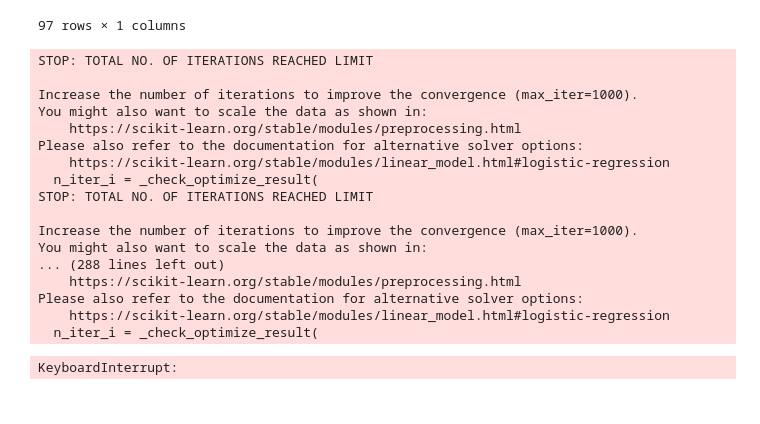
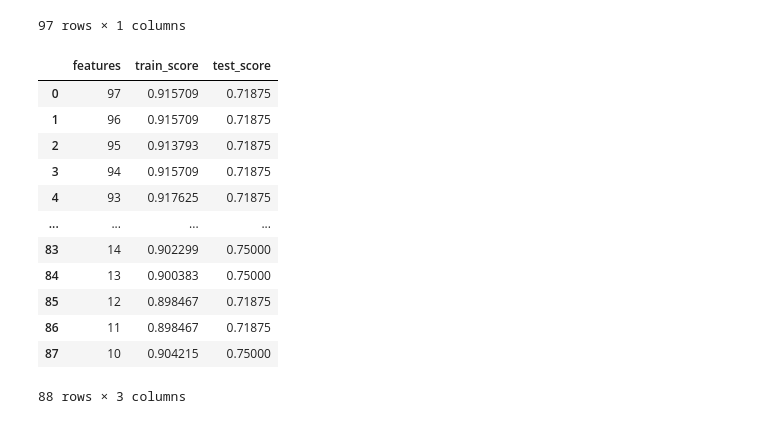
Before and after one commit to ricd99/nhl-test-2, a Jupyter notebook: real_final_model.ipynb, the cells around one changed output. Cells and saved outputs as stored; diff of their text form; code cells hidden in the pictures.

```diff
--- a/real_final_model.ipynb
+++ b/real_final_model.ipynb
@@ -119,27 +120,32 @@ train_score = []
 test_score = []
 
 for f in range(97, 9, -1):
-    rfe = RFE(lr, n_features_to_select=98)
+    print(f)
+    rfe = RFE(lr, n_features_to_select=f)
     rfe.fit(X_train, y_train)
-    rfe.score(X_train, y_train)
-    rfe.score(X_test, y_test)
+
+    features.append(f)
+    train_score.append(rfe.score(X_train, y_train))
+    test_score.append(rfe.score(X_test, y_test))
-# %% [output]
-STOP: TOTAL NO. OF ITERATIONS REACHED LIMIT
-
-Increase the number of iterations to improve the convergence (max_iter=1000).
-You might also want to scale the data as shown in:
-    https://scikit-learn.org/stable/modules/preprocessing.html
-Please also refer to the documentation for alternative solver options:
-    https://scikit-learn.org/stable/modules/linear_model.html#logistic-regression
-  n_iter_i = _check_optimize_result(
-STOP: TOTAL NO. OF ITERATIONS REACHED LIMIT
-
-Increase the number of iterations to improve the convergence (max_iter=1000).
-You might also want to scale the data as shown in:
-... (288 lines left out)
-    https://scikit-learn.org/stable/modules/preprocessing.html
-Please also refer to the documentation for alternative solver options:
-    https://scikit-learn.org/stable/modules/linear_model.html#logistic-regression
-  n_iter_i = _check_optimize_result(
-KeyboardInterrupt:
+# %%
+results_df = pd.DataFrame({
+    "features": features,
+    "train_score": train_score,
+    "test_score": test_score
+})
+results_df
+# %% [output]
+|  | features | train_score | test_score |
+| 0 | 97 | 0.915709 | 0.71875 |
+| 1 | 96 | 0.915709 | 0.71875 |
+| 2 | 95 | 0.913793 | 0.71875 |
+| 3 | 94 | 0.915709 | 0.71875 |
+| 4 | 93 | 0.917625 | 0.71875 |
+| ... | ... | ... | ... |
+| 83 | 14 | 0.902299 | 0.75000 |
+| 84 | 13 | 0.900383 | 0.75000 |
+| 85 | 12 | 0.898467 | 0.71875 |
+| 86 | 11 | 0.898467 | 0.71875 |
+| 87 | 10 | 0.904215 | 0.75000 |
+88 rows × 3 columns
 # %%
```
Also changed, not shown: parts of 2 cells of this notebook.
